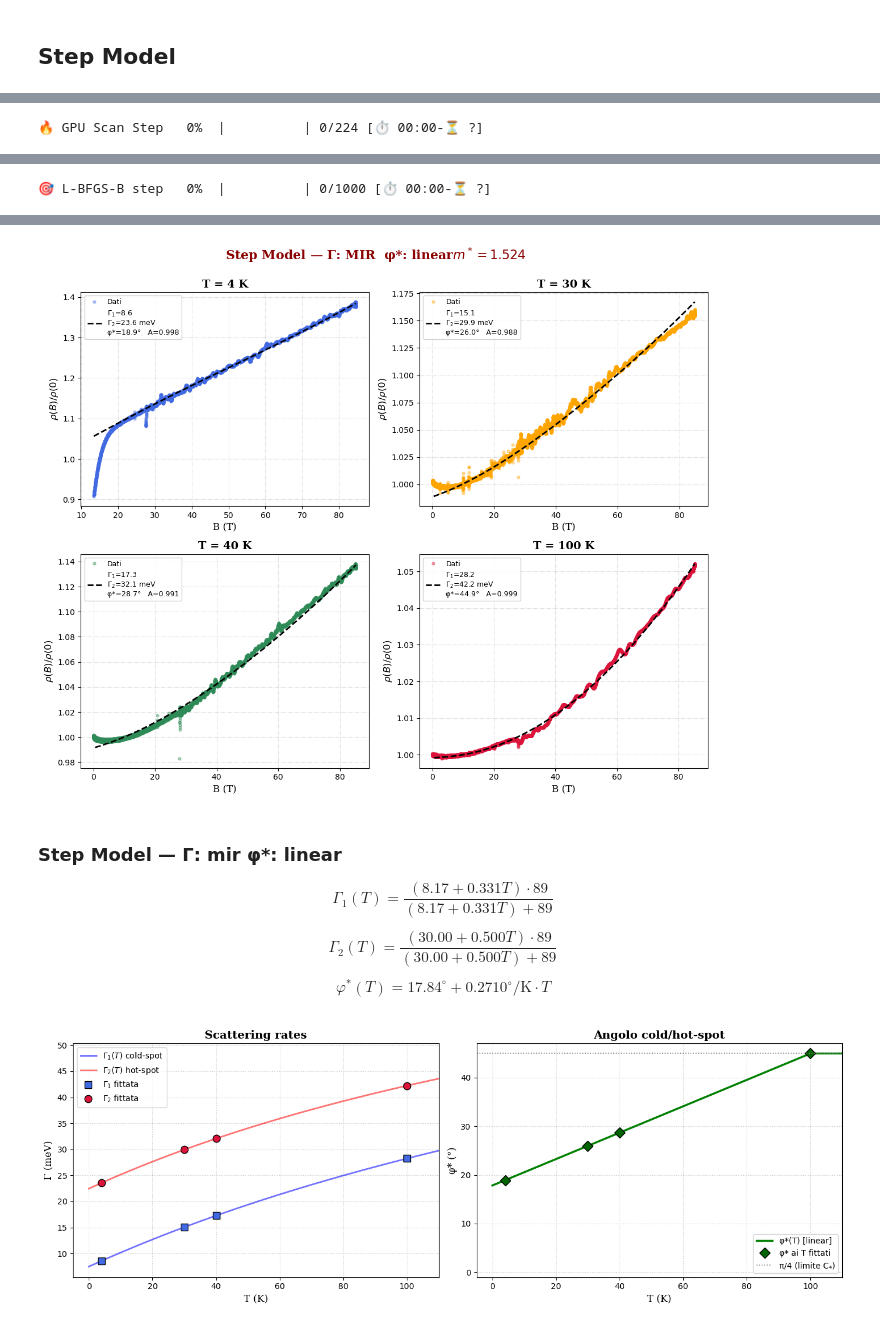
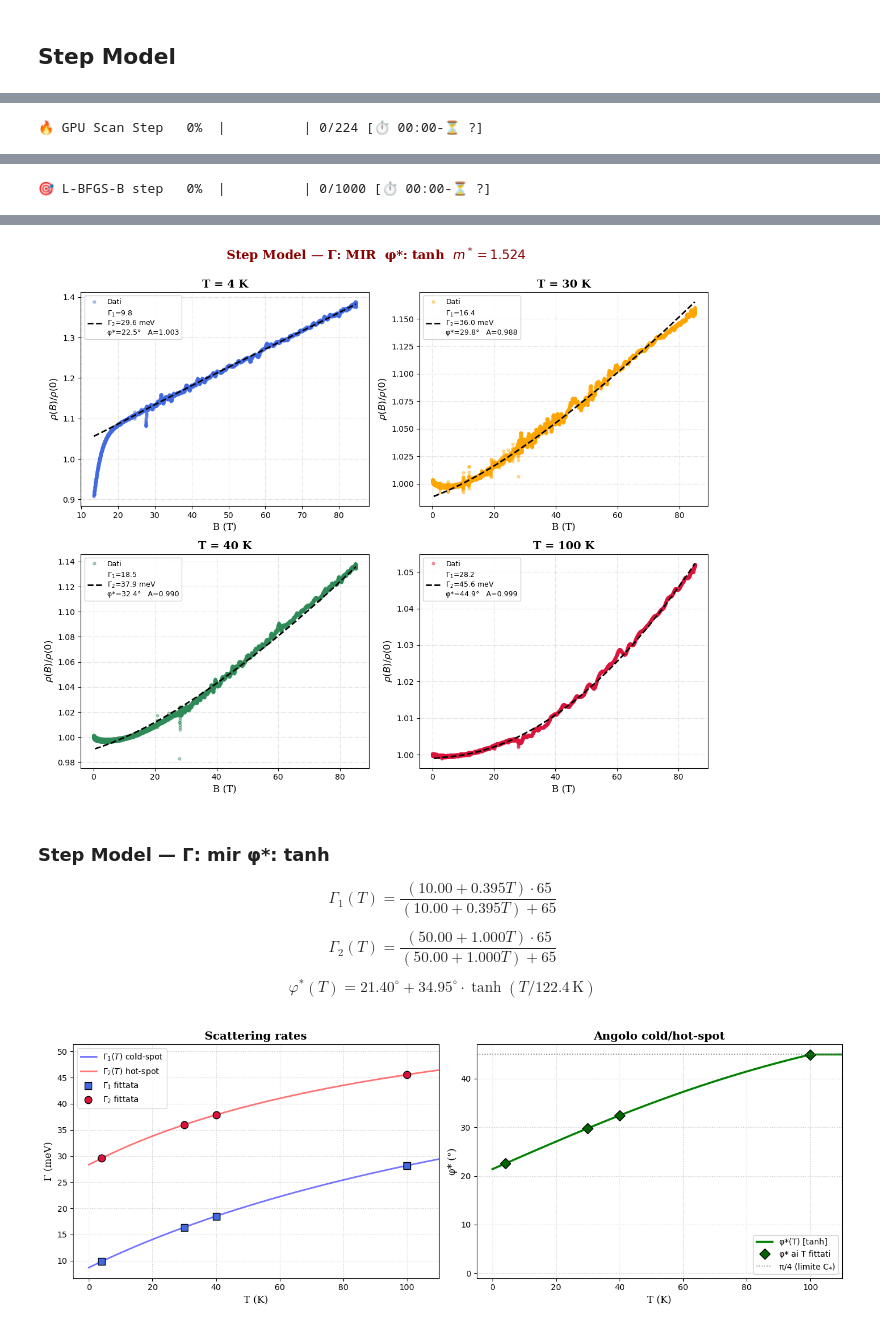
Before and after one commit to vikramsingh2003vvs-tech/Master-s-Thesis, a Jupyter notebook: FIT_CUPY.ipynb, the cells around one changed output, grey strips where cells are left out. Saved outputs shown, nothing was run; the diff lists cells and outputs as text; code cells hidden in the pictures.

```diff
--- a/FIT_CUPY.ipynb
+++ b/FIT_CUPY.ipynb
@@ -2000,9 +2000,9 @@ $$ \Gamma_{an}(T) = 37.14 + 0.106 \cdot T $$
 # ════════════════════════════════════════════════════════════════════
 
 MODEL_S     = "mir"  # 'linear' o 'mir'
-PHI_MODEL_S = "linear"    # 'const' | 'linear' | 'tanh'
+PHI_MODEL_S = "tanh"    # 'const' | 'linear' | 'tanh'
 
-PHI_LIM = np.pi/4 - 1e-3   # limite superiore per phi* [rad] ≈ 0.784
+PHI_LIM = 0.610 #np.pi/4 - 1e-3   # limite superiore per phi* [rad] ≈ 0.784
 
 # ── Bounds per la T-dipendenza di Gamma (indipendenti da PHI_MODEL_S) ──
 _GAMMA_BOUNDS_S = {
@@ -2016,8 +2016,8 @@ _GAMMA_BOUNDS_S = {
         (40.0, 150.0),    # G_sat [meV]   tetto saturazione MIR
         (0.01,  10.0),    # G1_0  [meV]
         (0.01,    0.5),    # a1    [meV/K]
-        (0.01,  30.0),    # G2_0  [meV]
-        (0.01,    0.5),    # a2    [meV/K]
+        (0.01,  50.0),    # G2_0  [meV]
+        (0.01,    1.0),    # a2    [meV/K]
     ],
 }
 
@@ -2034,9 +2034,9 @@ _PHI_BOUNDS_S = {
         (-8e-3, 8e-3),           # beta [rad/K] (pi/4 / 100 K ≈ 7.9e-3)
     ],
     "tanh": [
-        (0.01, PHI_LIM),         # phi0 [rad]   valore a T=0
-        (-PHI_LIM, PHI_LIM),     # dphi [rad]   variazione asintotica
-        (100.0, 500.0),            # T_phi [K]    scala termica
+        (0.01, PHI_LIM),         # phi_T0  [rad]  valore a T=0
+        (0.01, PHI_LIM),         # phi_inf [rad]  valore asintotico T→∞  (bounded direttamente)
+        (50.0, 500.0),           # T_phi   [K]    scala termica
     ],
 }
 
@@ -2114,18 +2114,20 @@ def eval_phi_cpu(T, phi_p):
         val = phi_p[0]
     elif PHI_MODEL_S == "linear":
         val = phi_p[0] + phi_p[1] * T
-    else:  # tanh
-        val = phi_p[0] + phi_p[1] * np.tanh(T / max(float(phi_p[2]), 1e-3))
-    return float(np.clip(val, 1e-3, np.pi / 4 - 1e-3))
+    else:  # tanh: params = (phi_T0, phi_inf, T_phi)
+        phi_T0, phi_inf, T_phi = phi_p[0], phi_p[1], phi_p[2]
+        val = phi_T0 + (phi_inf - phi_T0) * np.tanh(T / max(float(T_phi), 1e-3))
+    return float(np.clip(val, 1e-3, PHI_LIM))
 
 def eval_phi_gpu(T, phi_smp):
     if PHI_MODEL_S == "const":
         val = phi_smp[0]
     elif PHI_MODEL_S == "linear":
         val = phi_smp[0] + phi_smp[1] * T
-    else:  # tanh
-        val = phi_smp[0] + phi_smp[1] * cp.tanh(T / cp.maximum(phi_smp[2], 1e-3))
-    return cp.clip(val, 1e-3, cp.pi / 4 - 1e-3)
+    else:  # tanh: params = (phi_T0, phi_inf, T_phi)
+        phi_T0, phi_inf, T_phi = phi_smp[0], phi_smp[1], phi_smp[2]
+        val = phi_T0 + (phi_inf - phi_T0) * cp.tanh(T / cp.maximum(T_phi, 1e-3))
+    return cp.clip(val, 1e-3, PHI_LIM)
 
 # ── T-dipendenza completa: CPU ────────────────────────────────────────
 def model_gamma_step(T, params):
@@ -2471,9 +2473,9 @@ plt.show()
-[figure, old version]
+[figure, new version]
-### Step Model — Γ: mir   φ*: linear
+### Step Model — Γ: mir   φ*: tanh
 
-$$ \Gamma_1(T) = \frac{(8.17+0.331T)\cdot89}{(8.17+0.331T)+89} $$
+$$ \Gamma_1(T) = \frac{(10.00+0.395T)\cdot65}{(10.00+0.395T)+65} $$
 
-$$ \Gamma_2(T) = \frac{(30.00+0.500T)\cdot89}{(30.00+0.500T)+89} $$
+$$ \Gamma_2(T) = \frac{(50.00+1.000T)\cdot65}{(50.00+1.000T)+65} $$
 
-$$ \varphi^*(T) = 17.84^\circ + 0.2710^\circ/\text{K}\cdot T $$
+$$ \varphi^*(T) = 21.40^\circ + 34.95^\circ\cdot\tanh\!\left(T/122.4\,\text{K}\right) $$
-[figure, old version]
+[figure, new version]
```
Also changed, not shown: parts of 2 cells of this notebook, 3 other files.
